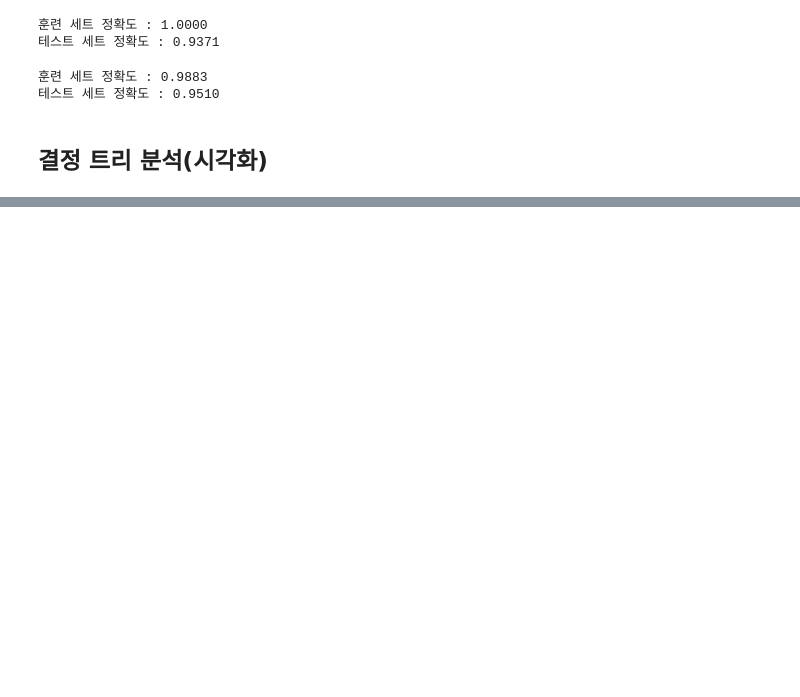
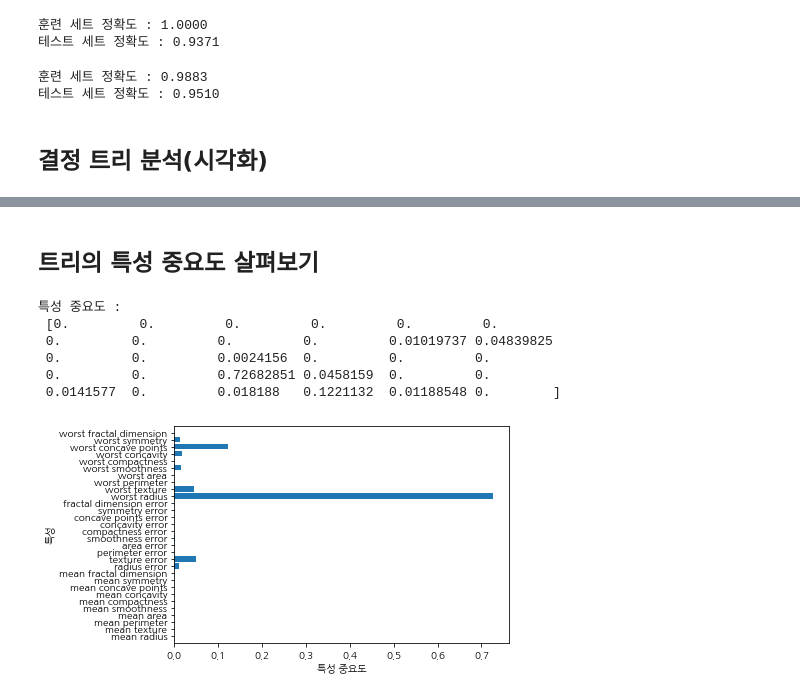
Before and after one commit to sdlee1026/machine, a Jupyter notebook: models/Supervised_Learning/decision_tree.ipynb, the cells around one changed output, grey strips where cells are left out. Drawn from its saved outputs; the diff is of its cells as text; code cells hidden in the pictures; blank space fills up the shorter version.

```diff
--- a/models/Supervised_Learning/decision_tree.ipynb
+++ b/models/Supervised_Learning/decision_tree.ipynb
@@ -91,0 +107,29 @@ export_graphviz(tree_depth_pruning, out_file='./dot_files/decision_tree.dot', cl
+# %% [markdown]
+## 트리의 특성 중요도 살펴보기
+# %%
+# 전체 트리를 한번에 보기 어려울 수 있음
+# 어떻게 작동하는지 요약하는 속성을 사용할 수 있음
+    # 트리를 만드는 결정에 각 특성이 얼마나 중요한지 평가하는 특성중요도(feature Importance)를 널리 사용함
+    # 0 - 1 사이의 수로, 0에 가까울 수록 사용 빈도가 낮고, 1에 가까울 수록 높은 사용 빈도를 가짐
+    # 각 특성마다 값을 가지며, 각 특성의 값을 전부 합치면 1이됨
+print('특성 중요도 : \n', tree_depth_pruning.feature_importances_)
+# 선형 모델의 계수를 시각화 하는것과 비슷하게, 특성 중요도도 시각화 할 수 있음
+
+def plot_feature_importances_cancer(model):
+    n_features = cancer.data.shape[1] # cancer.data.shape : 569, 30 각 특성의 갯수를 구하기 위해 .shape[1]
+    plt.barh(np.arange(n_features), model.feature_importances_, align='center')
+    # x 데이터가 카테고리 값인 경우에는 bar 명령과 barh 명령으로 바 차트(bar chart) 시각화를 할 수 있음.
+    # 가로 방향으로 바 차트를 그리려면 barh 명령을 사용, np.arange(n) 0~ n-1 까지 정수(실수가능)순서대로 값... 0,1,2,3 ~ n-1
+    plt.yticks(np.arange(n_features), cancer.feature_names)
+    plt.xlabel('특성 중요도')
+    plt.ylabel('특성')
+    plt.ylim(-1, n_features)
+plot_feature_importances_cancer(tree_depth_pruning)
+# %% [output]
+특성 중요도 :
+ [0.         0.         0.         0.         0.         0.
+ 0.         0.         0.         0.         0.01019737 0.04839825
+ 0.         0.         0.0024156  0.         0.         0.
+ 0.         0.         0.72682851 0.0458159  0.         0.
+ 0.0141577  0.         0.018188   0.1221132  0.01188548 0.        ]
+[figure, added]
```
Also changed, not shown: parts of 13 cells of this notebook.
